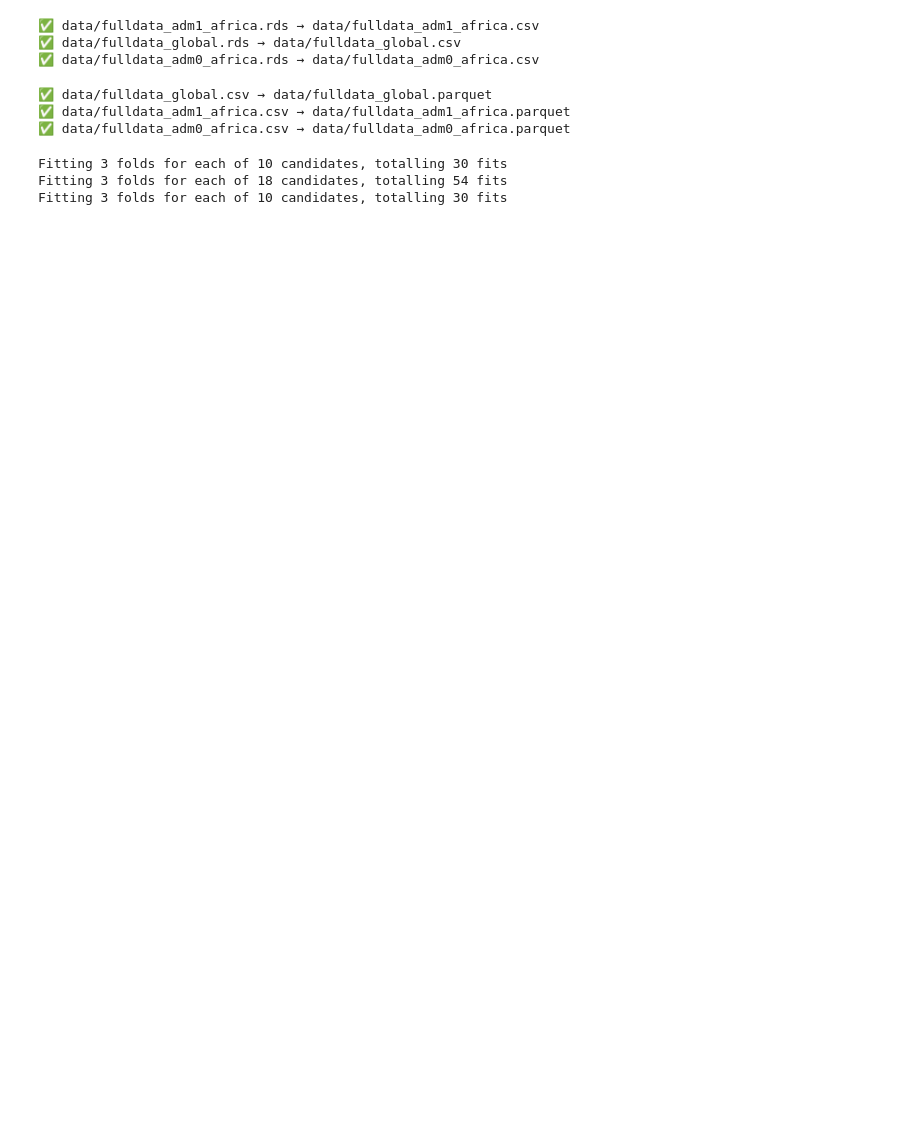
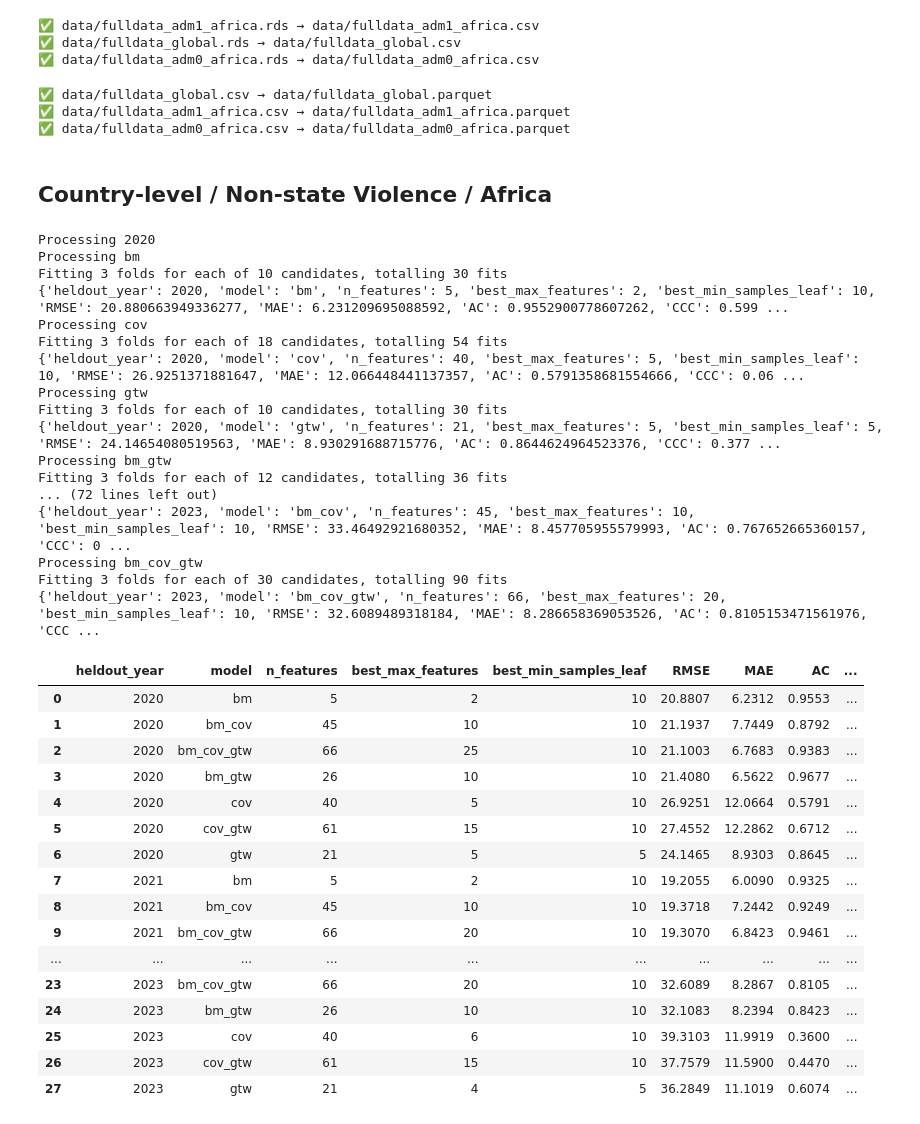
Before and after one commit to DotIN13/jcr-rep, a Jupyter notebook: dev.ipynb, the cells around one changed output. Drawn from its saved outputs; the diff is of its cells as text; code cells hidden in the pictures; blank space fills up the shorter version.

```diff
--- a/dev.ipynb
+++ b/dev.ipynb
@@ -48,6 +48,8 @@ for in_path in glob.glob(os.path.join(DATA_DIR, "*.csv")):
 ✅ data/fulldata_global.csv → data/fulldata_global.parquet
 ✅ data/fulldata_adm1_africa.csv → data/fulldata_adm1_africa.parquet
 ✅ data/fulldata_adm0_africa.csv → data/fulldata_adm0_africa.parquet
+# %% [markdown]
+## Country-level / Non-state Violence / Africa
 # %%
 import os
 import pandas as pd
@@ -77,7 +79,7 @@ if missing_base:
 # 3) Define variable groups exactly like in your R code
 # ----------------------------
 # Outcomes (you can switch to sbv_fat_be, osv_fat_be, nsv_fat_be if desired)
-TARGET = "sri_num"
+TARGET = "nsv_fat_be"
 
 # Benchmark (BM) predictors (lagged outcomes)
 bm_vars = [
@@ -203,6 +205,7 @@ results = []
 predictions_by_run = {}  # optional: to let you inspect per-run preds later
 
 for heldout_year in YEARS:
+    print(f"Processing {heldout_year}")
     # Train: all <= heldout_year-1; Test: == heldout_year
     train_idx = df["year"] <= (heldout_year - 1)
     test_idx  = df["year"] == heldout_year
@@ -215,6 +218,7 @@ for heldout_year in YEARS:
         continue
 
     for model_name, cols in feature_sets.items():
+        print(f"Processing {model_name}")
         if len(cols) == 0:
             print(f"[!] Skipping {model_name}: no matching feature columns in data.")
             continue
@@ -266,7 +270,7 @@ for heldout_year in YEARS:
         metric_ac   = accuracy_coefficient(y_test, y_pred)
         metric_rac  = rac(y_test, y_pred)
 
-        results.append({
+        res = {
             "heldout_year": heldout_year,
             "model": model_name,
             "n_features": nfeat,
@@ -277,36 +281,70 @@ for heldout_year in YEARS:
             "AC": metric_ac,
             "CCC": metric_ccc,
             "RAC": metric_rac
-        })
+        }
+        results.append(res)
+        print(res)
 
         # stash predictions (optional)
         key = (heldout_year, model_name)
         predictions_by_run[key] = pd.DataFrame({
             "country_name": df_test_clean["country_name"].values if "country_name" in df_test_clean.columns else np.nan,
             "gwno": df_test_clean["gwno"].values if "gwno" in df_test_clean.columns else np.nan,
             "year": df_test_clean["year"].values,
             "month": df_test_clean["month"].values if "month" in df_test_clean.columns else np.nan,
             "yearmonth": df_test_clean["yearmonth"].values if "yearmonth" in df_test_clean.columns else np.nan,
             "y_true": y_test,
             "y_pred": y_pred
         })
 
 # Aggregate results into a tidy table
 res_df = pd.DataFrame(results)
+res_df.to_csv("results/admin0_africa_nsv.csv")
 
 # Order columns nicely
 cols_order = ["heldout_year","model","n_features","best_max_features","best_min_samples_leaf",
                 "RMSE","MAE","AC","CCC","RAC"]
 res_df = res_df[cols_order].sort_values(["heldout_year","model"]).reset_index(drop=True)
 
 # Show a compact summary (rounded)
 display_df = res_df.copy()
 for m in ["RMSE","MAE","AC","CCC","RAC"]:
     display_df[m] = display_df[m].astype(float).round(4)
 
 # Print the first few rows here for quick glance
 display_df
 # %% [output]
+Processing 2020
+Processing bm
 Fitting 3 folds for each of 10 candidates, totalling 30 fits
+{'heldout_year': 2020, 'model': 'bm', 'n_features': 5, 'best_max_features': 2, 'best_min_samples_leaf': 10, 'RMSE': 20.880663949336277, 'MAE': 6.231209695088592, 'AC': 0.9552900778607262, 'CCC': 0.599 ...
+Processing cov
 Fitting 3 folds for each of 18 candidates, totalling 54 fits
+{'heldout_year': 2020, 'model': 'cov', 'n_features': 40, 'best_max_features': 5, 'best_min_samples_leaf': 10, 'RMSE': 26.9251371881647, 'MAE': 12.066448441137357, 'AC': 0.5791358681554666, 'CCC': 0.06 ...
+Processing gtw
 Fitting 3 folds for each of 10 candidates, totalling 30 fits
+{'heldout_year': 2020, 'model': 'gtw', 'n_features': 21, 'best_max_features': 5, 'best_min_samples_leaf': 5, 'RMSE': 24.14654080519563, 'MAE': 8.930291688715776, 'AC': 0.8644624964523376, 'CCC': 0.377 ...
+Processing bm_gtw
+Fitting 3 folds for each of 12 candidates, totalling 36 fits
+... (72 lines left out)
+{'heldout_year': 2023, 'model': 'bm_cov', 'n_features': 45, 'best_max_features': 10, 'best_min_samples_leaf': 10, 'RMSE': 33.46492921680352, 'MAE': 8.457705955579993, 'AC': 0.767652665360157, 'CCC': 0 ...
+Processing bm_cov_gtw
+Fitting 3 folds for each of 30 candidates, totalling 90 fits
+{'heldout_year': 2023, 'model': 'bm_cov_gtw', 'n_features': 66, 'best_max_features': 20, 'best_min_samples_leaf': 10, 'RMSE': 32.6089489318184, 'MAE': 8.286658369053526, 'AC': 0.8105153471561976, 'CCC ...
+|  | heldout_year | model | n_features | best_max_features | best_min_samples_leaf | RMSE | MAE | AC | ... |
+| 0 | 2020 | bm | 5 | 2 | 10 | 20.8807 | 6.2312 | 0.9553 | ... |
+| 1 | 2020 | bm_cov | 45 | 10 | 10 | 21.1937 | 7.7449 | 0.8792 | ... |
+| 2 | 2020 | bm_cov_gtw | 66 | 25 | 10 | 21.1003 | 6.7683 | 0.9383 | ... |
+| 3 | 2020 | bm_gtw | 26 | 10 | 10 | 21.4080 | 6.5622 | 0.9677 | ... |
+| 4 | 2020 | cov | 40 | 5 | 10 | 26.9251 | 12.0664 | 0.5791 | ... |
+| 5 | 2020 | cov_gtw | 61 | 15 | 10 | 27.4552 | 12.2862 | 0.6712 | ... |
+| 6 | 2020 | gtw | 21 | 5 | 5 | 24.1465 | 8.9303 | 0.8645 | ... |
+| 7 | 2021 | bm | 5 | 2 | 10 | 19.2055 | 6.0090 | 0.9325 | ... |
+| 8 | 2021 | bm_cov | 45 | 10 | 10 | 19.3718 | 7.2442 | 0.9249 | ... |
+| 9 | 2021 | bm_cov_gtw | 66 | 20 | 10 | 19.3070 | 6.8423 | 0.9461 | ... |
+| ... | ... | ... | ... | ... | ... | ... | ... | ... | ... |
+| 23 | 2023 | bm_cov_gtw | 66 | 20 | 10 | 32.6089 | 8.2867 | 0.8105 | ... |
+| 24 | 2023 | bm_gtw | 26 | 10 | 10 | 32.1083 | 8.2394 | 0.8423 | ... |
+| 25 | 2023 | cov | 40 | 6 | 10 | 39.3103 | 11.9919 | 0.3600 | ... |
+| 26 | 2023 | cov_gtw | 61 | 15 | 10 | 37.7579 | 11.5900 | 0.4470 | ... |
+| 27 | 2023 | gtw | 21 | 4 | 5 | 36.2849 | 11.1019 | 0.6074 | ... |
```
Also changed, not shown: parts of 9 cells of this notebook, 14 other files.
